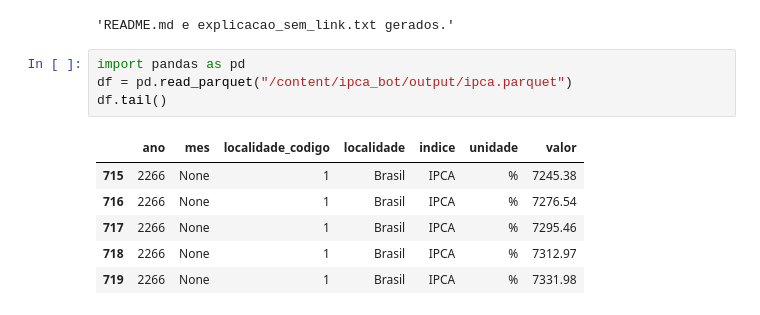
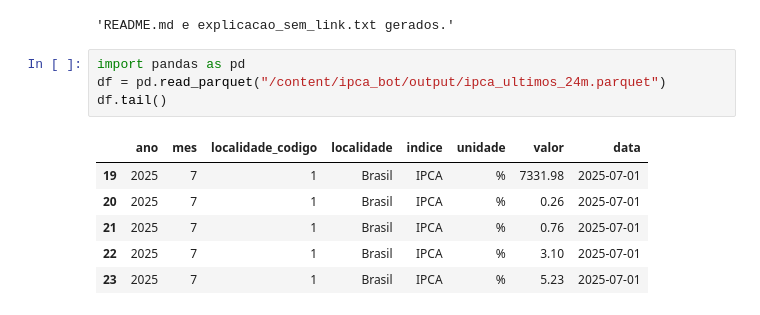
Before and after one commit to Araujopri/bot_ipca, a Jupyter notebook: Notebook_Bot_IPCA_Organizado.ipynb, the cells around one changed output. Cells and saved outputs as stored; diff of their text form.

```diff
--- a/Notebook_Bot_IPCA_Organizado.ipynb
+++ b/Notebook_Bot_IPCA_Organizado.ipynb
@@ -196,12 +389,12 @@ open(f'{BASE_DIR}/explicacao_sem_link.txt','w',encoding='utf-8').write(texto)
 'README.md e explicacao_sem_link.txt gerados.'
 # %%
 import pandas as pd
-df = pd.read_parquet("/content/ipca_bot/output/ipca.parquet")
+df = pd.read_parquet("/content/ipca_bot/output/ipca_ultimos_24m.parquet")
 df.tail()
 # %% [output]
-|  | ano | mes | localidade_codigo | localidade | indice | unidade | valor |
-| 715 | 2266 | None | 1 | Brasil | IPCA | % | 7245.38 |
-| 716 | 2266 | None | 1 | Brasil | IPCA | % | 7276.54 |
-| 717 | 2266 | None | 1 | Brasil | IPCA | % | 7295.46 |
-| 718 | 2266 | None | 1 | Brasil | IPCA | % | 7312.97 |
-| 719 | 2266 | None | 1 | Brasil | IPCA | % | 7331.98 |
+|  | ano | mes | localidade_codigo | localidade | indice | unidade | valor | data |
+| 19 | 2025 | 7 | 1 | Brasil | IPCA | % | 7331.98 | 2025-07-01 |
+| 20 | 2025 | 7 | 1 | Brasil | IPCA | % | 0.26 | 2025-07-01 |
+| 21 | 2025 | 7 | 1 | Brasil | IPCA | % | 0.76 | 2025-07-01 |
+| 22 | 2025 | 7 | 1 | Brasil | IPCA | % | 3.10 | 2025-07-01 |
+| 23 | 2025 | 7 | 1 | Brasil | IPCA | % | 5.23 | 2025-07-01 |
```
Also changed, not shown: parts of 7 cells of this notebook.
